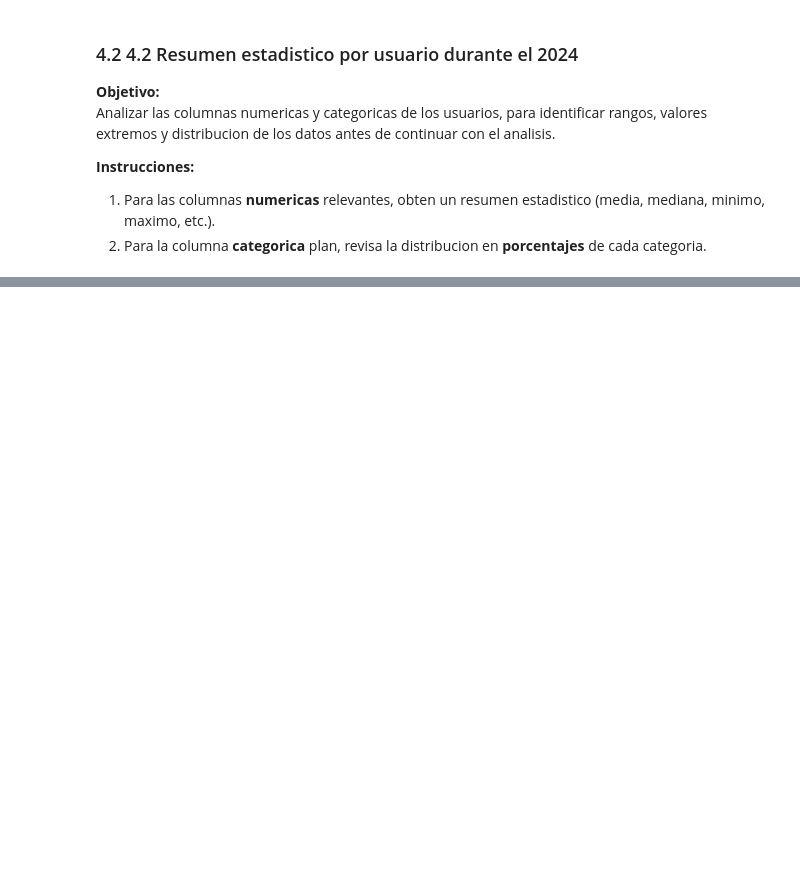
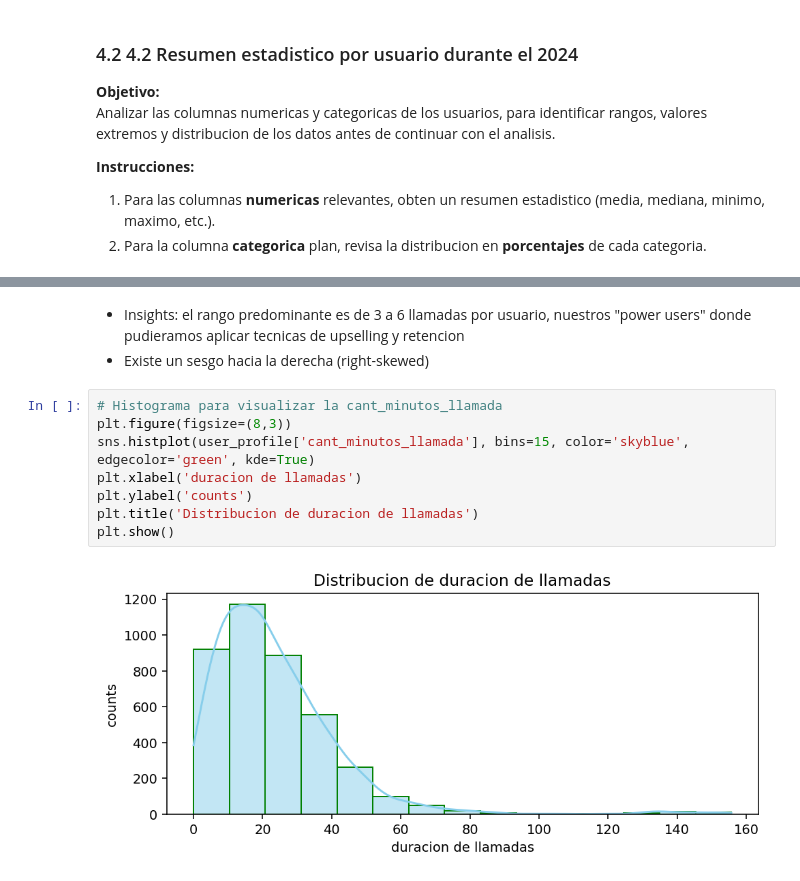
Before and after one commit to kenzoyanome/analisis_telecomunicaciones, a Jupyter notebook: Analisis_Desconnecta.ipynb, the cells around one changed output, grey strips where cells are left out. Drawn from its saved outputs; the diff is of its cells as text; blank space fills up the shorter version.

```diff
--- a/Analisis_Desconnecta.ipynb
+++ b/Analisis_Desconnecta.ipynb
@@ -506,0 +582,13 @@ Analizar las columnas numericas y categoricas de los usuarios, para identificar
+# %% [markdown]
+- Insights: el rango predominante es de 3 a 6 llamadas por usuario, nuestros "power users" donde pudieramos aplicar tecnicas de upselling y retencion
+- Existe un sesgo hacia la derecha (right-skewed)
+# %%
+# Histograma para visualizar la cant_minutos_llamada
+plt.figure(figsize=(8,3))
+sns.histplot(user_profile['cant_minutos_llamada'], bins=15, color='skyblue', edgecolor='green', kde=True)
+plt.xlabel('duracion de llamadas')
+plt.ylabel('counts')
+plt.title('Distribucion de duracion de llamadas')
+plt.show()
+# %% [output]
+[figure, added]
```
Also changed, not shown: parts of 18 cells of this notebook.
